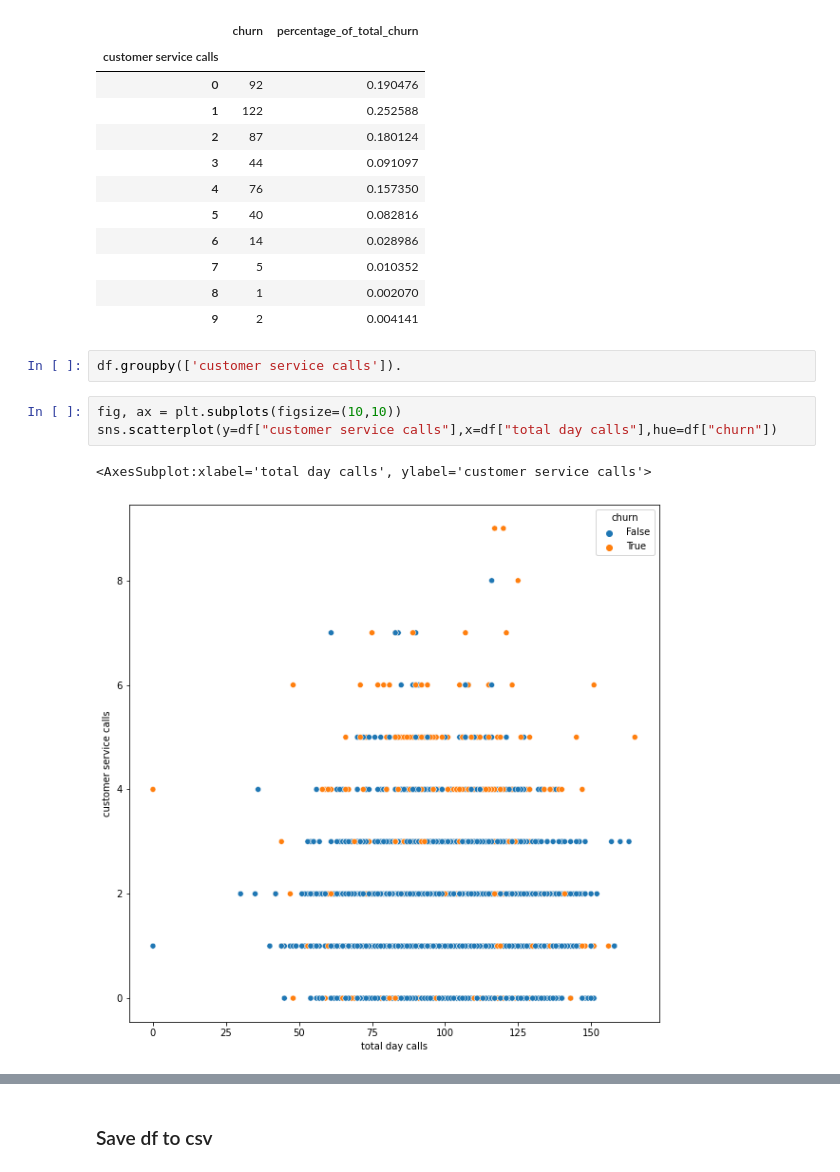
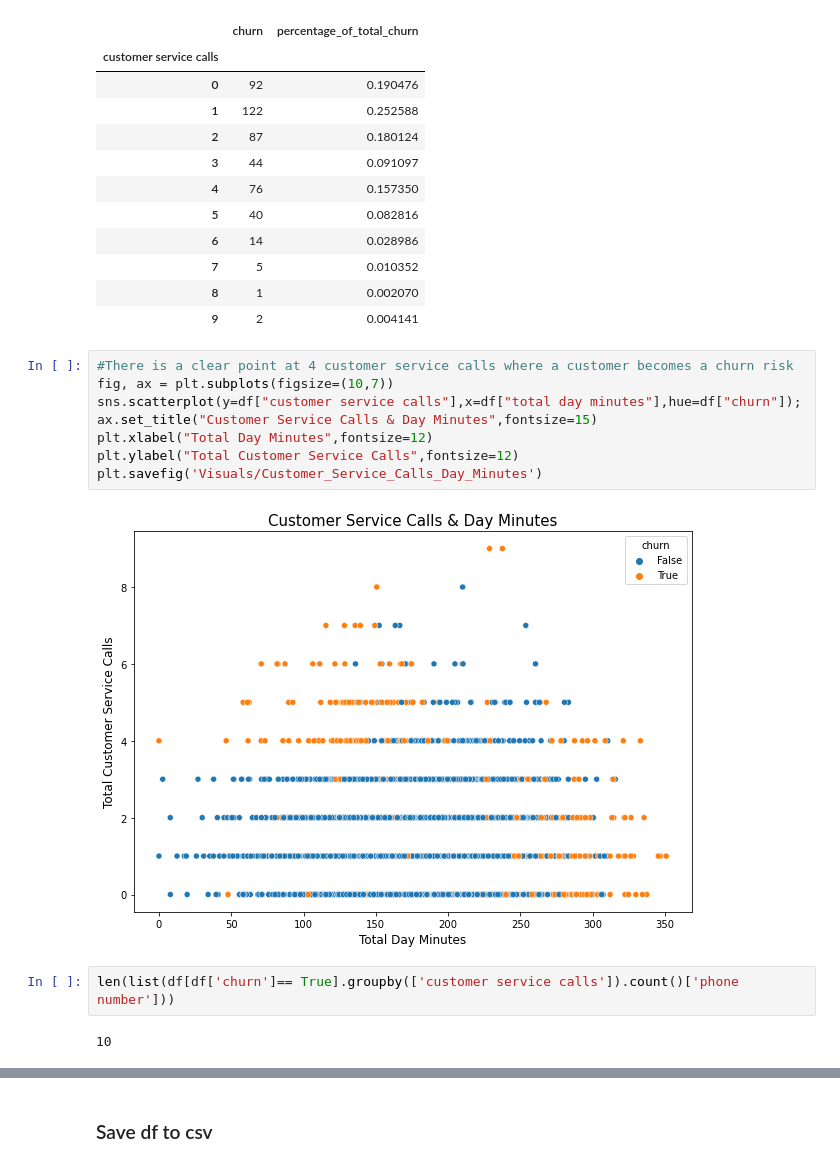
Before and after one commit to zander1268/churn-buster, a Jupyter notebook: EDA_notebook.ipynb, the cells around one changed output, grey strips where cells are left out. Saved outputs shown, nothing was run; the diff lists cells and outputs as text.

```diff
--- a/EDA_notebook.ipynb
+++ b/EDA_notebook.ipynb
@@ -381,11 +383,17 @@ churn_by_cust_service_calls
 | 7 | 5 | 0.010352 |
 | 8 | 1 | 0.002070 |
 | 9 | 2 | 0.004141 |
-# %%
-df.groupby(['customer service calls']).
-# %%
-fig, ax = plt.subplots(figsize=(10,10))
-sns.scatterplot(y=df["customer service calls"],x=df["total day calls"],hue=df["churn"])
-# %% [output]
-<AxesSubplot:xlabel='total day calls', ylabel='customer service calls'>
-[figure, removed]
+# %%
+#There is a clear point at 4 customer service calls where a customer becomes a churn risk
+fig, ax = plt.subplots(figsize=(10,7))
+sns.scatterplot(y=df["customer service calls"],x=df["total day minutes"],hue=df["churn"]);
+ax.set_title("Customer Service Calls & Day Minutes",fontsize=15)
+plt.xlabel("Total Day Minutes",fontsize=12)
+plt.ylabel("Total Customer Service Calls",fontsize=12)
+plt.savefig('Visuals/Customer_Service_Calls_Day_Minutes')
+# %% [output]
+[figure, added]
+# %%
+len(list(df[df['churn']== True].groupby(['customer service calls']).count()['phone number']))
+# %% [output]
+10
```
Also changed, not shown: parts of 4 cells of this notebook, 5 other files.
